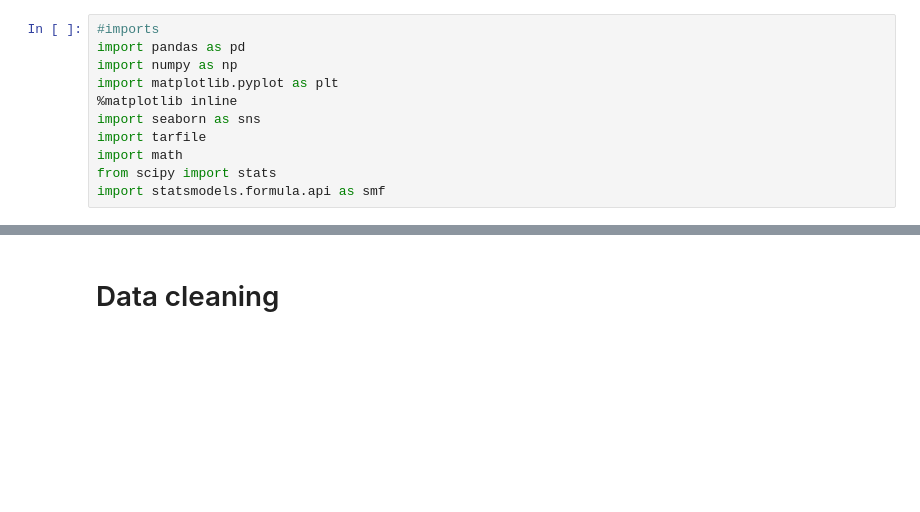
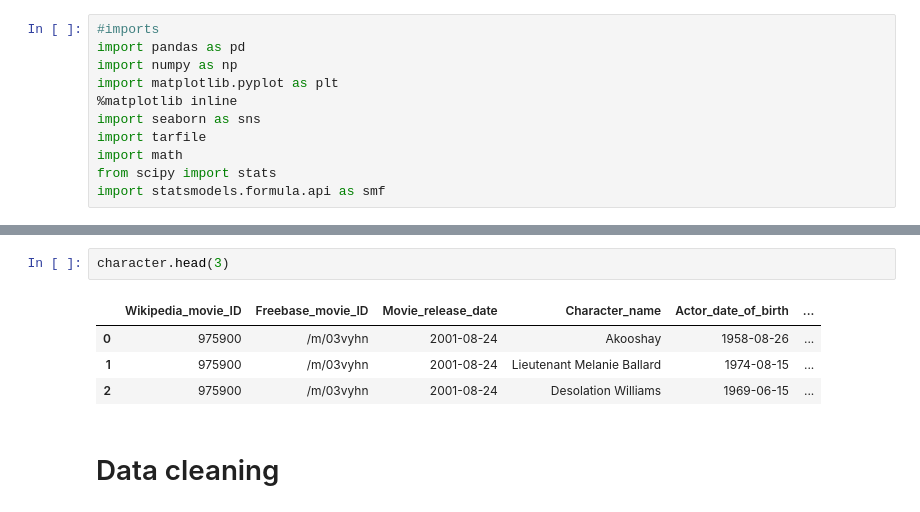
Before and after one commit to louisleger/ada-final-project, a Jupyter notebook: src/Data_Exploration.ipynb, the cells around one changed output, grey strips where cells are left out. Cells and saved outputs as stored; diff of their text form; blank space fills up the shorter version.

```diff
--- a/src/Data_Exploration.ipynb
+++ b/src/Data_Exploration.ipynb
@@ -18,2 +49,9 @@ character = pd.read_csv('../data/MovieSummaries/'+'character.metadata.tsv', sep=
+# %%
+character.head(3)
+# %% [output]
+|  | Wikipedia_movie_ID | Freebase_movie_ID | Movie_release_date | Character_name | Actor_date_of_birth | ... |
+| 0 | 975900 | /m/03vyhn | 2001-08-24 | Akooshay | 1958-08-26 | ... |
+| 1 | 975900 | /m/03vyhn | 2001-08-24 | Lieutenant Melanie Ballard | 1974-08-15 | ... |
+| 2 | 975900 | /m/03vyhn | 2001-08-24 | Desolation Williams | 1969-06-15 | ... |
 # %% [markdown]
 # Data cleaning
```
Also changed, not shown: parts of 43 cells of this notebook.
